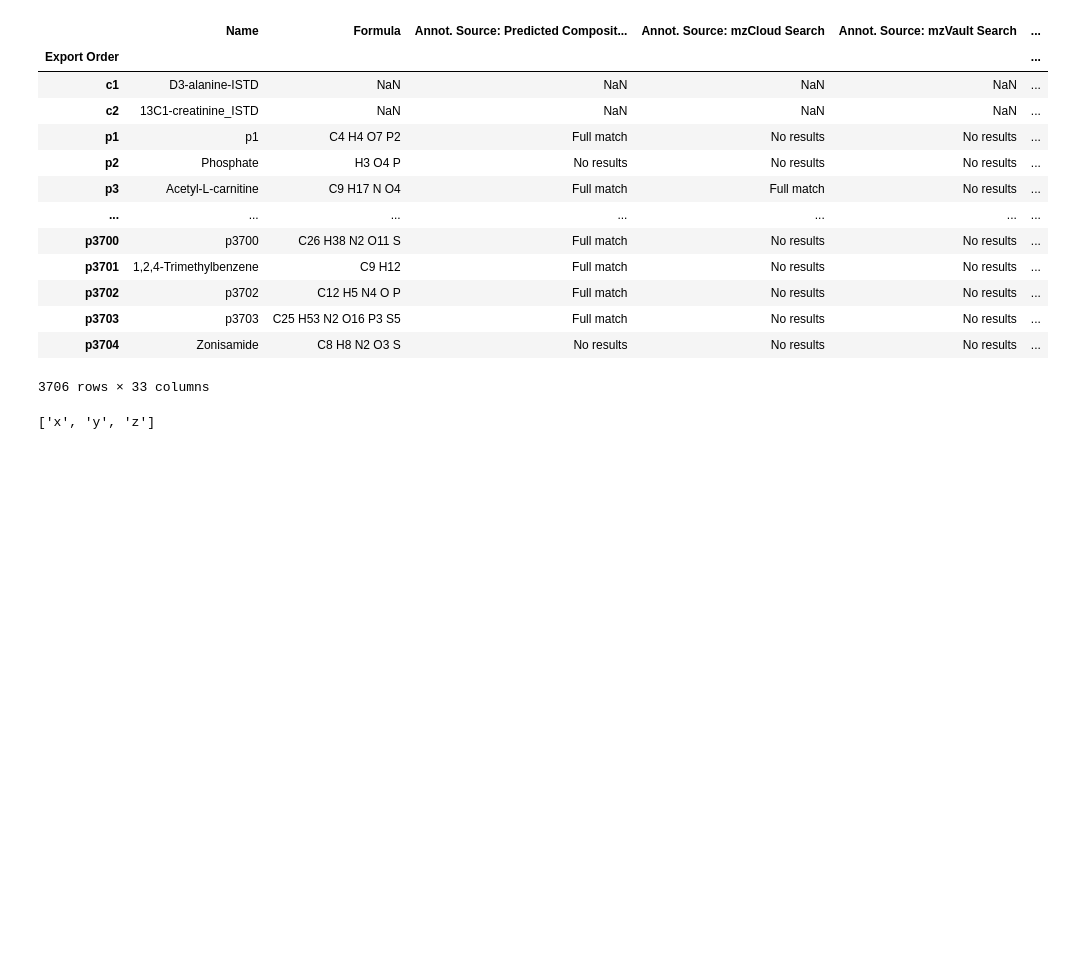
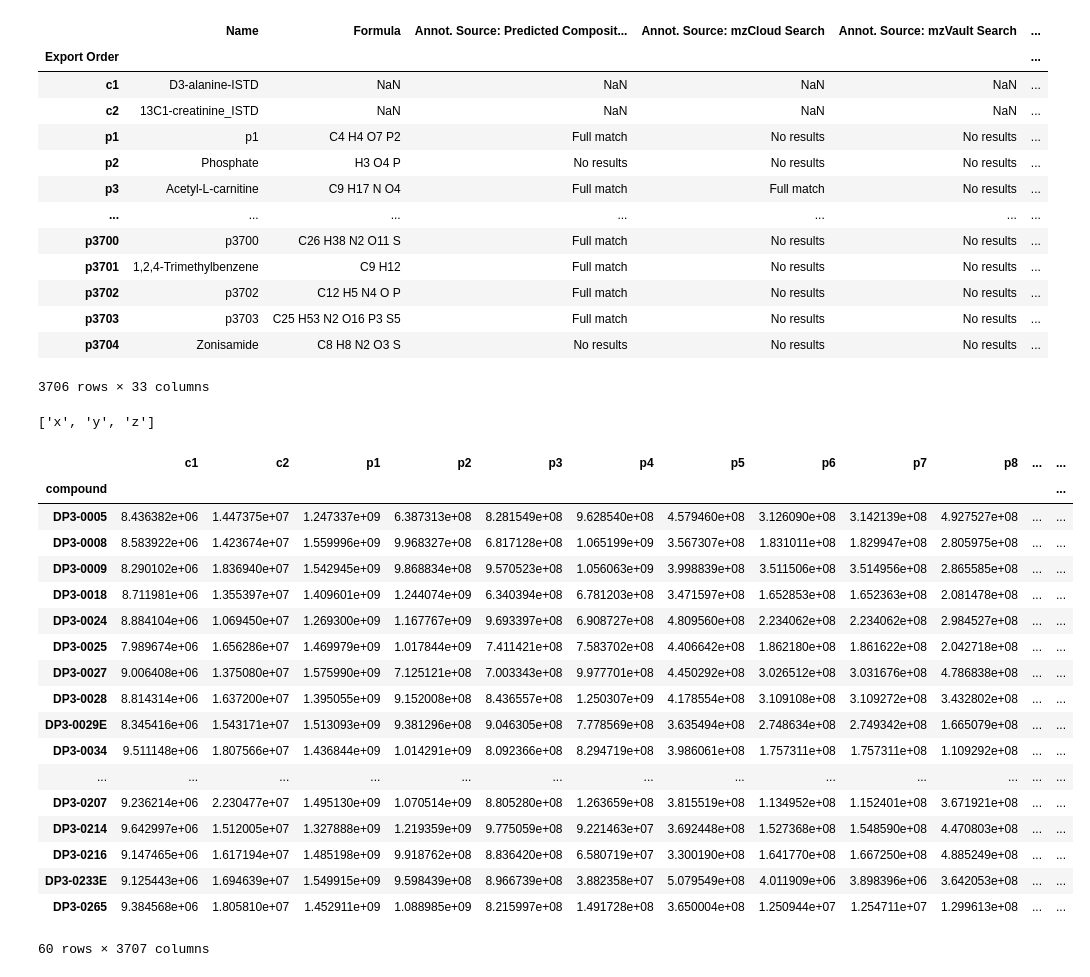
Before and after one commit to spiekos/PiekosLab, a Jupyter notebook: kaylaxu/test.MTBL_datacleaning.ipynb, the cells around one changed output. Drawn from its saved outputs; the diff is of its cells as text; code cells hidden in the pictures; blank space fills up the shorter version.

```diff
--- a/kaylaxu/test.MTBL_datacleaning.ipynb
+++ b/kaylaxu/test.MTBL_datacleaning.ipynb
@@ -1167,0 +1671,23 @@ print(str(x))
+# %%
+MAD_or_missing(exp_data, "MAD", 'POS') # MAD test
+exp_data["Samples_62323_POS"]
+# %% [output]
+|  | c1 | c2 | p1 | p2 | p3 | p4 | p5 | p6 | p7 | p8 | ... | ... |
+| compound |  |  |  |  |  |  |  |  |  |  |  | ... |
+| DP3-0005 | 8.436382e+06 | 1.447375e+07 | 1.247337e+09 | 6.387313e+08 | 8.281549e+08 | 9.628540e+08 | 4.579460e+08 | 3.126090e+08 | 3.142139e+08 | 4.927527e+08 | ... | ... |
+| DP3-0008 | 8.583922e+06 | 1.423674e+07 | 1.559996e+09 | 9.968327e+08 | 6.817128e+08 | 1.065199e+09 | 3.567307e+08 | 1.831011e+08 | 1.829947e+08 | 2.805975e+08 | ... | ... |
+| DP3-0009 | 8.290102e+06 | 1.836940e+07 | 1.542945e+09 | 9.868834e+08 | 9.570523e+08 | 1.056063e+09 | 3.998839e+08 | 3.511506e+08 | 3.514956e+08 | 2.865585e+08 | ... | ... |
+| DP3-0018 | 8.711981e+06 | 1.355397e+07 | 1.409601e+09 | 1.244074e+09 | 6.340394e+08 | 6.781203e+08 | 3.471597e+08 | 1.652853e+08 | 1.652363e+08 | 2.081478e+08 | ... | ... |
+| DP3-0024 | 8.884104e+06 | 1.069450e+07 | 1.269300e+09 | 1.167767e+09 | 9.693397e+08 | 6.908727e+08 | 4.809560e+08 | 2.234062e+08 | 2.234062e+08 | 2.984527e+08 | ... | ... |
+| DP3-0025 | 7.989674e+06 | 1.656286e+07 | 1.469979e+09 | 1.017844e+09 | 7.411421e+08 | 7.583702e+08 | 4.406642e+08 | 1.862180e+08 | 1.861622e+08 | 2.042718e+08 | ... | ... |
+| DP3-0027 | 9.006408e+06 | 1.375080e+07 | 1.575990e+09 | 7.125121e+08 | 7.003343e+08 | 9.977701e+08 | 4.450292e+08 | 3.026512e+08 | 3.031676e+08 | 4.786838e+08 | ... | ... |
+| DP3-0028 | 8.814314e+06 | 1.637200e+07 | 1.395055e+09 | 9.152008e+08 | 8.436557e+08 | 1.250307e+09 | 4.178554e+08 | 3.109108e+08 | 3.109272e+08 | 3.432802e+08 | ... | ... |
+| DP3-0029E | 8.345416e+06 | 1.543171e+07 | 1.513093e+09 | 9.381296e+08 | 9.046305e+08 | 7.778569e+08 | 3.635494e+08 | 2.748634e+08 | 2.749342e+08 | 1.665079e+08 | ... | ... |
+| DP3-0034 | 9.511148e+06 | 1.807566e+07 | 1.436844e+09 | 1.014291e+09 | 8.092366e+08 | 8.294719e+08 | 3.986061e+08 | 1.757311e+08 | 1.757311e+08 | 1.109292e+08 | ... | ... |
+| ... | ... | ... | ... | ... | ... | ... | ... | ... | ... | ... | ... | ... |
+| DP3-0207 | 9.236214e+06 | 2.230477e+07 | 1.495130e+09 | 1.070514e+09 | 8.805280e+08 | 1.263659e+08 | 3.815519e+08 | 1.134952e+08 | 1.152401e+08 | 3.671921e+08 | ... | ... |
+| DP3-0214 | 9.642997e+06 | 1.512005e+07 | 1.327888e+09 | 1.219359e+09 | 9.775059e+08 | 9.221463e+07 | 3.692448e+08 | 1.527368e+08 | 1.548590e+08 | 4.470803e+08 | ... | ... |
+| DP3-0216 | 9.147465e+06 | 1.617194e+07 | 1.485198e+09 | 9.918762e+08 | 8.836420e+08 | 6.580719e+07 | 3.300190e+08 | 1.641770e+08 | 1.667250e+08 | 4.885249e+08 | ... | ... |
+| DP3-0233E | 9.125443e+06 | 1.694639e+07 | 1.549915e+09 | 9.598439e+08 | 8.966739e+08 | 3.882358e+07 | 5.079549e+08 | 4.011909e+06 | 3.898396e+06 | 3.642053e+08 | ... | ... |
+| DP3-0265 | 9.384568e+06 | 1.805810e+07 | 1.452911e+09 | 1.088985e+09 | 8.215997e+08 | 1.491728e+08 | 3.650004e+08 | 1.250944e+07 | 1.254711e+07 | 1.299613e+08 | ... | ... |
+60 rows × 3707 columns
```
Also changed, not shown: parts of 16 cells of this notebook, 2 other files.
